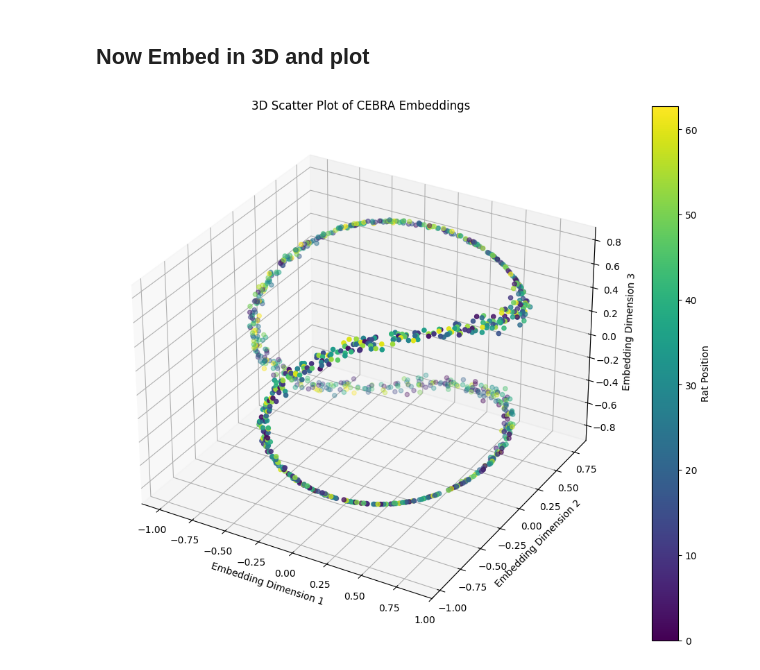
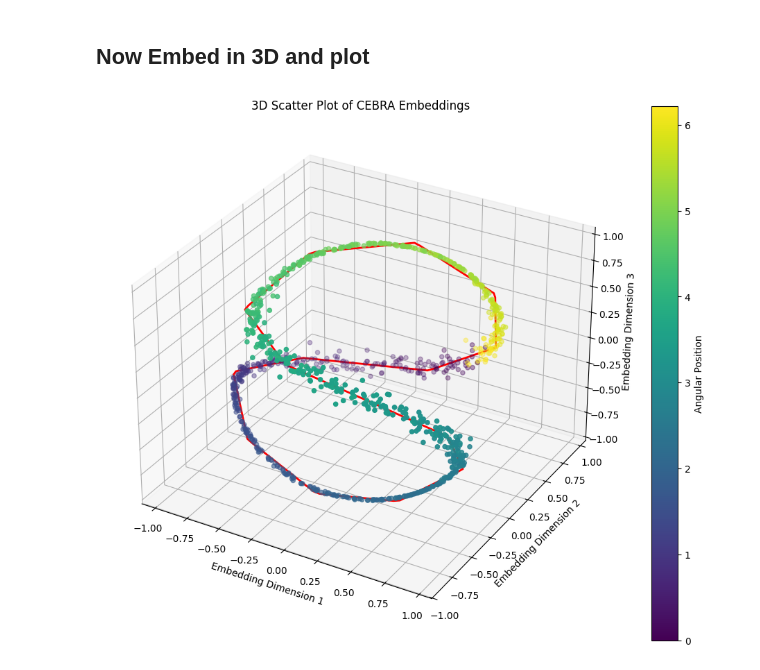
Before and after one commit to devshidfar/cebra_control_recal, a Jupyter notebook: synthetic_data/cebra_synthetic_data_circular_static.ipynb, the cells around one changed output. Drawn from its saved outputs; the diff is of its cells as text; code cells hidden in the pictures.

```diff
--- a/synthetic_data/cebra_synthetic_data_circular_static.ipynb
+++ b/synthetic_data/cebra_synthetic_data_circular_static.ipynb
@@ -17,14 +19,10 @@ n_laps = 10
 n_positions_per_lap = 100
 n_timesteps = n_laps * n_positions_per_lap
 n_neurons = 50
-noise_level = 0.1
+noise_level = 0.2
 
 # Generate rat's angular position for multiple laps
 angular_position = np.linspace(0, 2*np.pi*n_laps, n_timesteps, endpoint=False)
-
-# # Convert angular position to x, y coordinates
-# rat_x = track_radius * np.cos(angular_position % (2*np.pi))
-# rat_y = track_radius * np.sin(angular_position % (2*np.pi))
 
 # Generate place fields for each neuron (in radians)
 place_fields = np.random.uniform(0, 2*np.pi, n_neurons) #uniformly spread out place fields
@@ -44,7 +42,7 @@ for i in range(n_neurons):
 
 # Add noise
 neural_data += np.random.normal(0, noise_level, neural_data.shape)
-neural_data = np.maximum(neural_data, 0)  # non-negative firing
+neural_data = np.maximum(neural_data, 0)  # non-negative firing (just in case, won't really happen)
 
 
 
@@ -59,9 +57,6 @@ print(f"Field widths (radians, first 5): {field_widths[:5]}")
 print(f"Neural data shape: {neural_data.shape}")
 print(f"Neural data sample (first 5 timesteps, first 3 neurons):\n{neural_data[:5, :3]}")
 print(f"Neural data sample (last 5 timesteps, first 3 neurons):\n{neural_data[-5:, :3]}")
-
-# Calculate the true 1D position (unwrapped)
-true_1d_position = angular_position * track_radius
 # %% [output]
 Total number of timesteps: 1000
 Place fields (radians, first 5): [2.35330497 5.97351416 4.59925358 3.76148219 0.98029403]
@@ -199,27 +191,29 @@ Max values: [0.99996418 0.99999952]
 # %%
 model = cebra.CEBRA(output_dimension=3, batch_size=512, learning_rate=3e-4, max_iterations=1000)
 model.fit(neural_data)
 embeddings = model.transform(neural_data)
+principal_curve, curve_params = fit_spud_to_cebra(embeddings)
 
 from mpl_toolkits.mplot3d import Axes3D
 
 
 fig = plt.figure(figsize=(12, 10))
 ax = fig.add_subplot(111, projection='3d')
 
 scatter = ax.scatter(embeddings[:, 0],
                      embeddings[:, 1],
                      embeddings[:, 2],
-                     c=angular_position,
+                     c=angular_position % (2*np.pi),
                      cmap='viridis')
 
 ax.set_xlabel('Embedding Dimension 1')
 ax.set_ylabel('Embedding Dimension 2')
 ax.set_zlabel('Embedding Dimension 3')
 ax.set_title('3D Scatter Plot of CEBRA Embeddings')
+ax.plot(principal_curve[:, 0], principal_curve[:, 1], principal_curve[:, 2], color='red', linewidth=2)
 
-cbar = fig.colorbar(scatter, ax=ax, label='Rat Position')
+cbar = fig.colorbar(scatter, ax=ax, label='Angular Position')
 
 plt.show()
 # %% [output]
-[figure, old version]
+[figure, new version]
```
Also changed, not shown: parts of 5 cells of this notebook, 35 other files.
